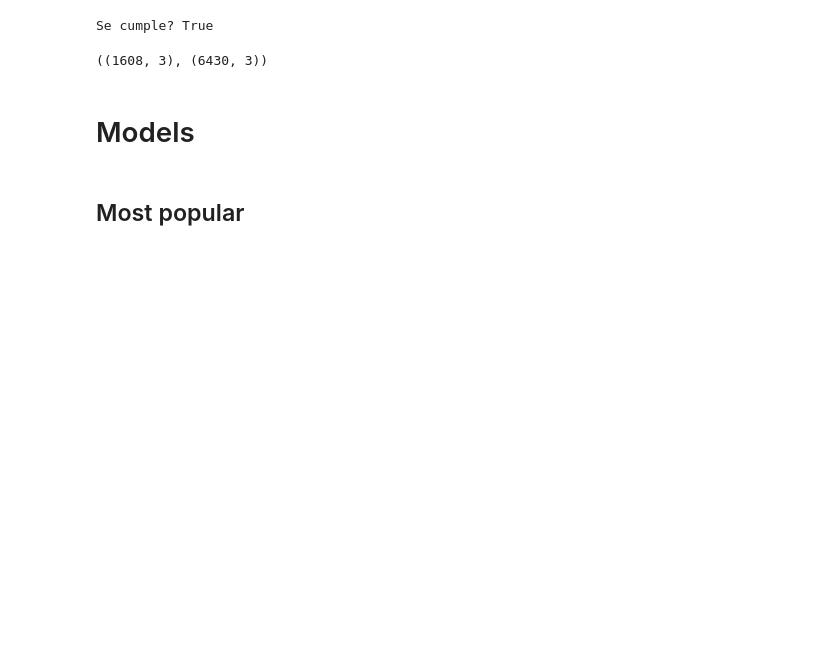
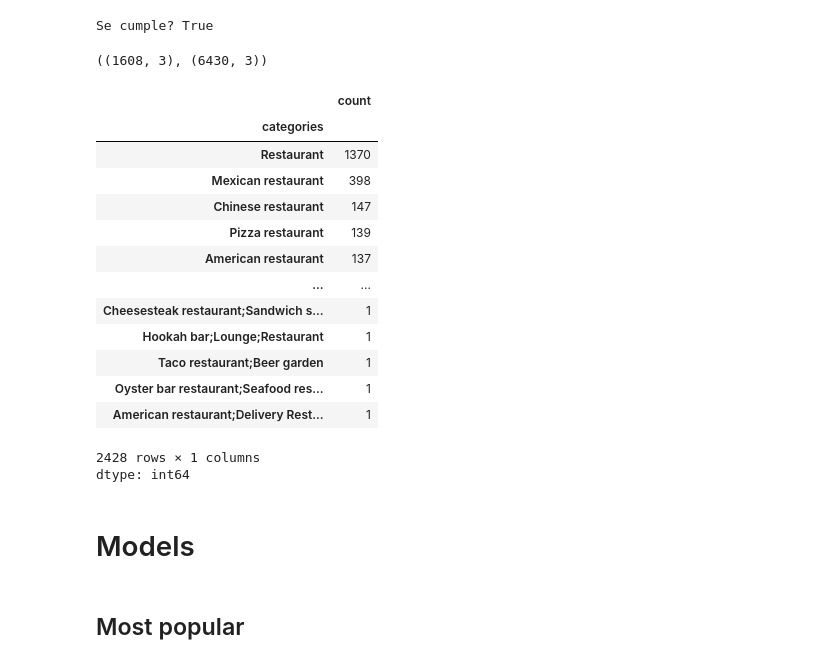
Before and after one commit to pedrozavalat/iic3633-proyecto, a Jupyter notebook: iic3633_v1_models_baselines.ipynb, the cells around one changed output. Cells and saved outputs as stored; diff of their text form; code cells hidden in the pictures; blank space fills up the shorter version.

```diff
--- a/iic3633_v1_models_baselines.ipynb
+++ b/iic3633_v1_models_baselines.ipynb
@@ -167,6 +167,24 @@ for data in new_metadata:
     idx2metadata[gmap_id] = data
 # %%
 restaurants = pd.read_csv('restaurants.csv')
+# %%
+restaurants['categories'].value_counts()
+# %% [output]
+|  | count |
+| categories |  |
+| Restaurant | 1370 |
+| Mexican restaurant | 398 |
+| Chinese restaurant | 147 |
+| Pizza restaurant | 139 |
+| American restaurant | 137 |
+| ... | ... |
+| Cheesesteak restaurant;Sandwich s... | 1 |
+| Hookah bar;Lounge;Restaurant | 1 |
+| Taco restaurant;Beer garden | 1 |
+| Oyster bar restaurant;Seafood res... | 1 |
+| American restaurant;Delivery Rest... | 1 |
+2428 rows × 1 columns
+dtype: int64
 # %% [markdown]
 # Models
 # %% [markdown]
```
Also changed, not shown: parts of 15 cells of this notebook.
